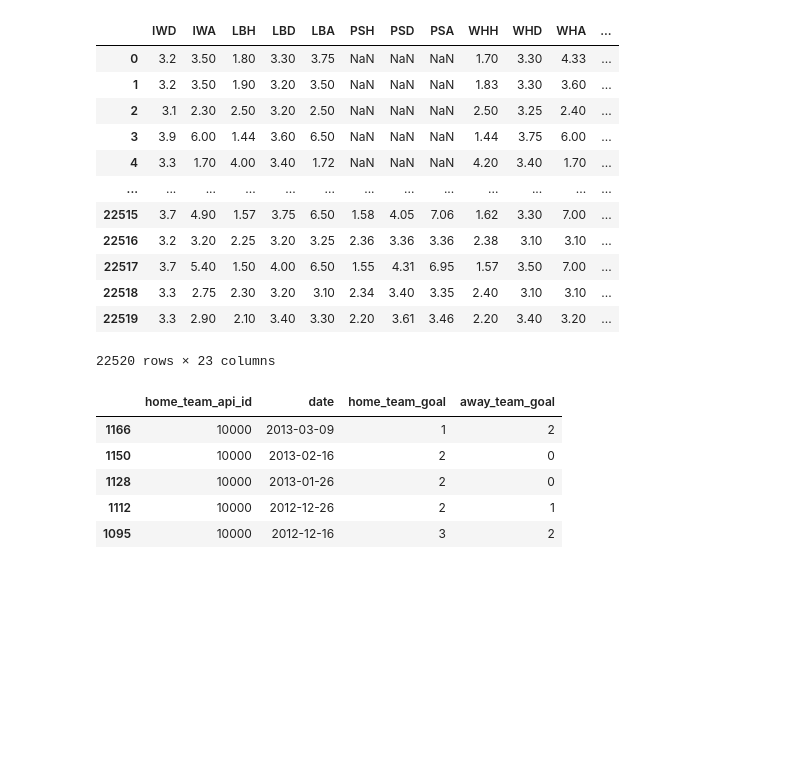
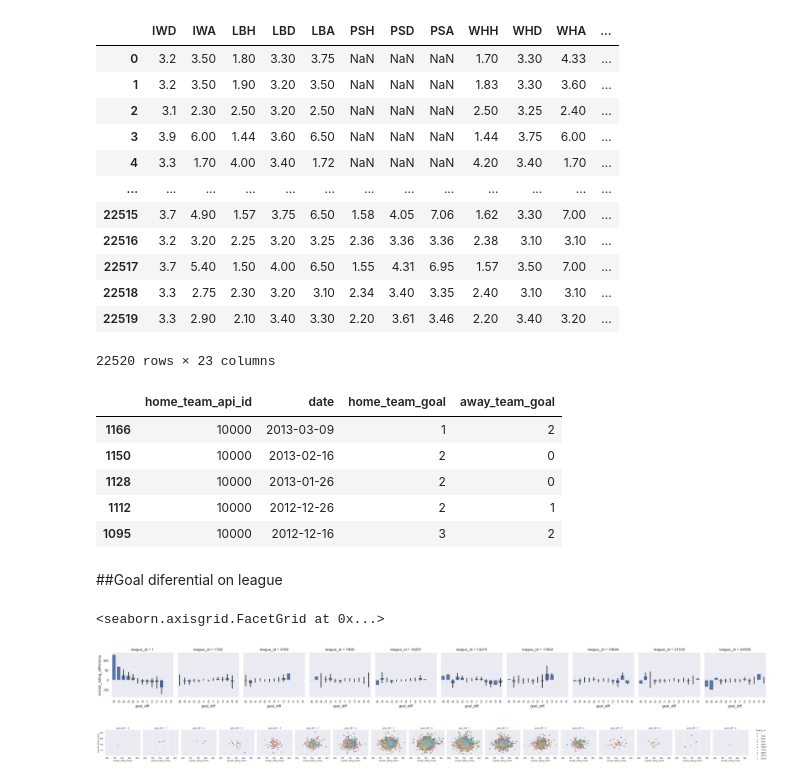
Before and after one commit to j-vm/FEUP_IART_2020, a Jupyter notebook: Assigment2/data-analysis/Untitled.ipynb, the cells around one changed output. Drawn from its saved outputs; the diff is of its cells as text; code cells hidden in the pictures; blank space fills up the shorter version.

Commit message:
added some graphs

```diff
--- a/Assigment2/data-analysis/Untitled.ipynb
+++ b/Assigment2/data-analysis/Untitled.ipynb
@@ -191,3 +192,18 @@ mat.head(5)
 | 1128 | 10000 | 2013-01-26 | 2 | 0 |
 | 1112 | 10000 | 2012-12-26 | 2 | 1 |
 | 1095 | 10000 | 2012-12-16 | 3 | 2 |
+# %% [markdown]
+##Goal diferential on league
+# %%
+g = sns.FacetGrid(matches_df, col="league_id")
+g.map(sns.barplot, "goal_diff", "overall_rating")
+#g.add_legend();
+# %% [output]
+<seaborn.axisgrid.FacetGrid at 0x...>
+[figure, added]
+# %%
+h = sns.FacetGrid(matches_df, col="goal_diff", hue="league_id")
+h.map(plt.scatter, "overall_rating_home", "overall_rating_away", alpha=.7)
+h.add_legend();
+# %% [output]
+[figure, added]
```
Also changed, not shown: parts of 1 cell of this notebook.
